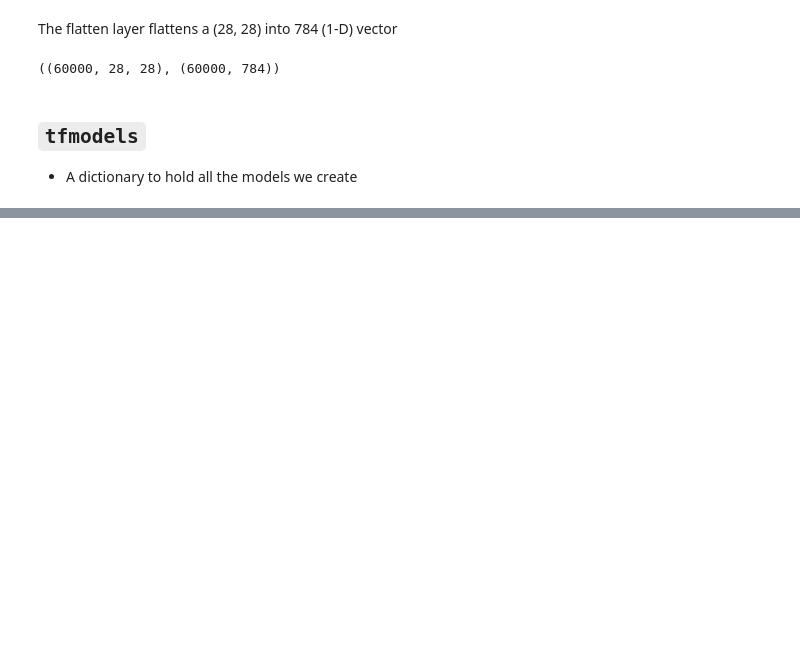
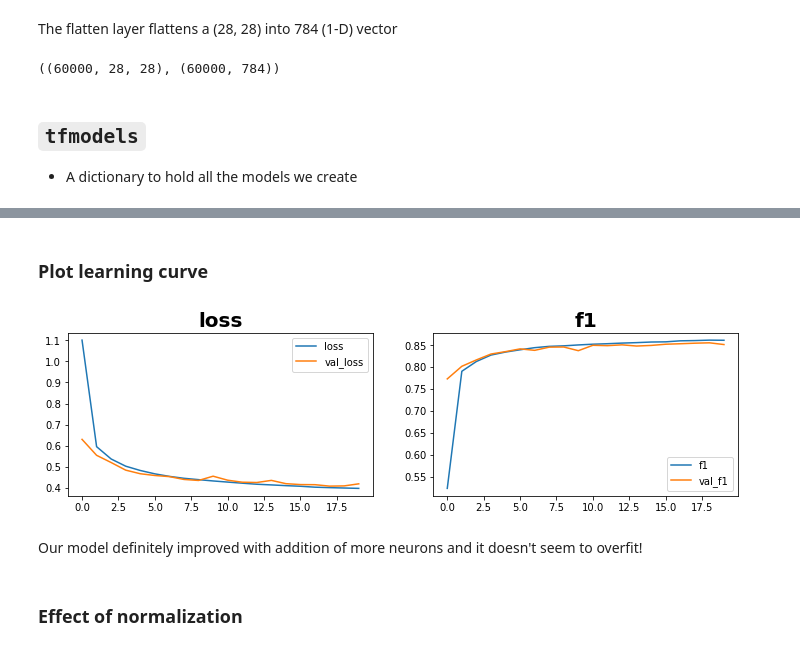
Before and after one commit to abhi8893/tensorflow-deep-learning-mrdbourke, a Jupyter notebook: notebooks/02B-Fashion-MNIST-larger-example.ipynb, the cells around one changed output, grey strips where cells are left out. Drawn from its saved outputs; the diff is of its cells as text; code cells hidden in the pictures; blank space fills up the shorter version.

```diff
--- a/notebooks/02B-Fashion-MNIST-larger-example.ipynb
+++ b/notebooks/02B-Fashion-MNIST-larger-example.ipynb
@@ -329,0 +374,14 @@ tfmodels = {}
+# %%
+# set seed
+tf.random.set_seed(42)
+
+# Create the model
+model = tf.keras.models.Sequential([
+    layers.Flatten(input_shape=imgds.train_dim),
+    layers.Dense(8, activation='relu'),
+    layers.Dense(8, activation='relu'),
+    layers.Dense(imgds.n_classes, activation='softmax')
+])
+
+# Compile the model
+model.compile(loss=losses.categorical_crossentropy, optimizer=optimizers.Adam(1e-3), metrics=[KerasMetrics.f1])
@@ -329,0 +407,14 @@ tfmodels = {}
+# %%
+# Fit the model
+history = model.fit(X_train, y_train, validation_split=0.1, epochs=20, batch_size=128, verbose=0)
+tfmodels['medium-dense-2layer'] = model
+# %% [markdown]
+### Plot learning curve
+# %%
+plot_learning_curve(history.history, extra_metric='f1');
+# %% [output]
+[figure, added]
+# %% [markdown]
+Our model definitely improved with addition of more neurons and it doesn't seem to overfit!
+# %% [markdown]
+### Effect of normalization
```
Also changed, not shown: parts of 58 cells of this notebook.
